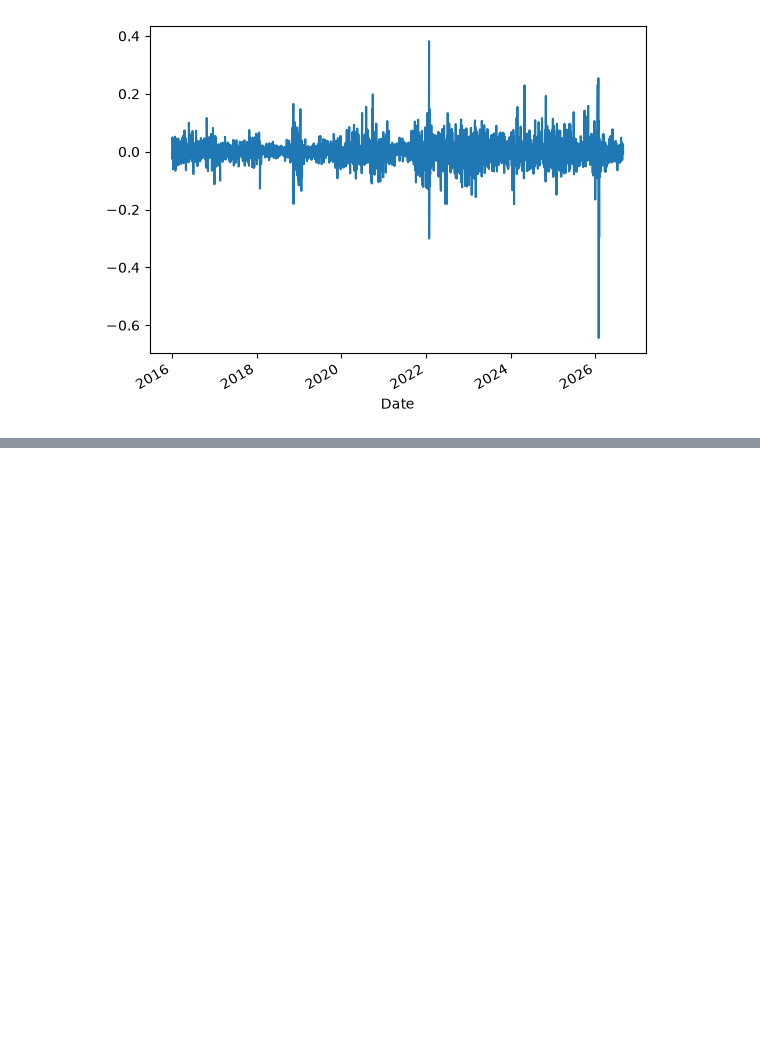
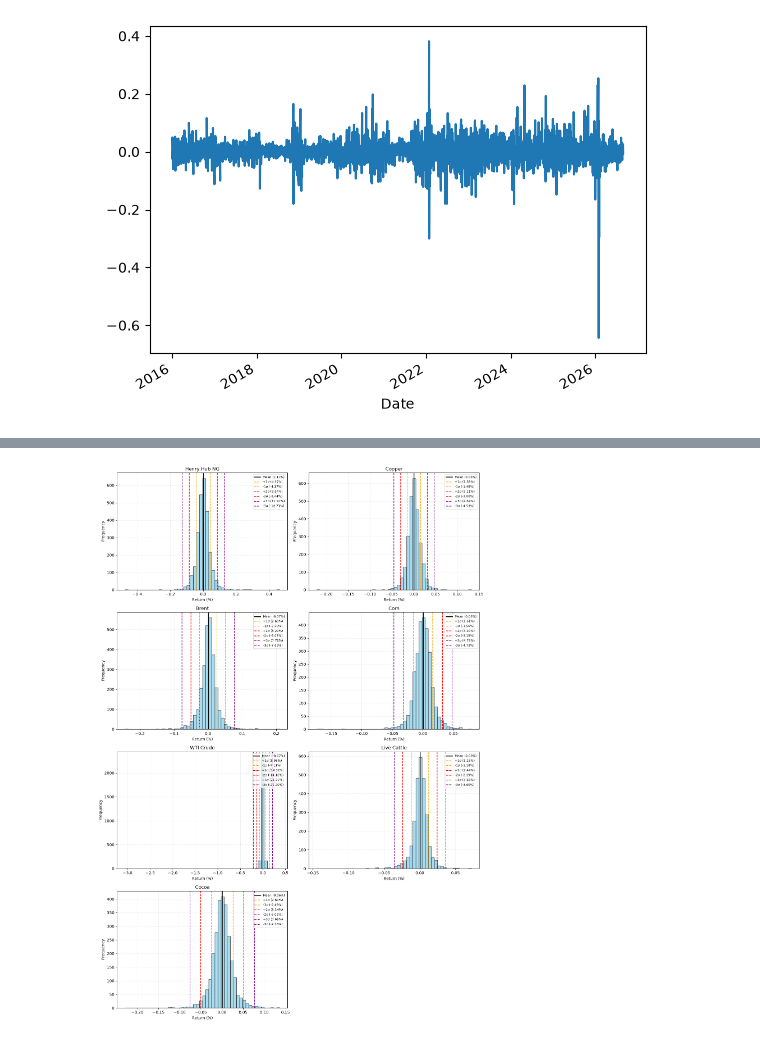
Before and after one commit to IanJ1998/Ian, a Jupyter notebook: CommodityProject/SystemicRiskCopulaProject/dataPreparation/YahooCommodityData.ipynb, the cells around one changed output, grey strips where cells are left out. Saved outputs shown, nothing was run; the diff lists cells and outputs as text; code cells hidden in the pictures; blank space fills up the shorter version.

Commit message:
Adding ploty graphs for each commodity

```diff
--- a/CommodityProject/SystemicRiskCopulaProject/dataPreparation/YahooCommodityData.ipynb
+++ b/CommodityProject/SystemicRiskCopulaProject/dataPreparation/YahooCommodityData.ipynb
@@ -102,0 +62,84 @@ AttributeError: 'Series' object has no attribute 'columns'
+# %%
+import math
+
+def plot_histogram(s: pd.Series, bins: int = 50, ax=None, title: str = ""):
+    s = s.dropna()
+    if s.empty:
+        return
+
+    mean = s.mean()
+    std = s.std(ddof=1)
+
+    if ax is None:
+        _, ax = plt.subplots(figsize=(6, 4))
+
+    ax.hist(
+        s,
+        bins=bins,
+        edgecolor='black',
+        alpha=0.7,
+        color='skyblue',
+    )
+
+    ax.axvline(
+        mean,
+        color='black',
+        linestyle='-',
+        linewidth=2,
+        label=f'Mean ({mean * 100:.2f}%)',
+    )
+
+    sigma_colors = {1: 'orange', 2: 'red', 3: 'purple'}
+    for i, color in sigma_colors.items():
+        pos_val = mean + i * std
+        neg_val = mean - i * std
+        ax.axvline(
+            pos_val,
+            color=color,
+            linestyle='--',
+            linewidth=1.5,
+            label=f'+{i}$\\sigma$ ({pos_val * 100:.2f}%)',
+        )
+        ax.axvline(
+            neg_val,
+            color=color,
+            linestyle='--',
+            linewidth=1.5,
+            label=f'-{i}$\\sigma$ ({neg_val * 100:.2f}%)',
+        )
+
+    ax.set_title(title or 'Histogram of Returns')
+    ax.set_xlabel('Return (%)')
+    ax.set_ylabel('Frequency')
+    ax.grid(True, linestyle=':', alpha=0.5)
+    ax.legend(loc='upper right', fontsize=8)
+
+    return ax
+
+
+commodity_series = {
+    'Henry Hub NG': df_ng['Percentage_Returns'],
+    'Copper': df_cu['Percentage_Returns'],
+    'Brent': df_bz['Percentage_Returns'],
+    'Corn': df_zc['Percentage_Returns'],
+    'WTI Crude': df_cl['Percentage_Returns'],
+    'Live Cattle': df_le['Percentage_Returns'],
+    'Cocoa': df_cc['Percentage_Returns'],
+}
+
+ncols = 2
+nrows = math.ceil(len(commodity_series) / ncols)
+
+fig, axes = plt.subplots(nrows, ncols, figsize=(14, 5 * nrows))
+axes = np.ravel(axes)
+
+for ax, (name, s) in zip(axes, commodity_series.items()):
+    plot_histogram(s, bins=50, ax=ax, title=name)
+
+for ax in axes[len(commodity_series):]:
+    ax.axis('off')
+
+plt.tight_layout()
+plt.show()
+# %% [output]
+[figure, added]
```
Also changed, not shown: parts of 7 cells of this notebook.
